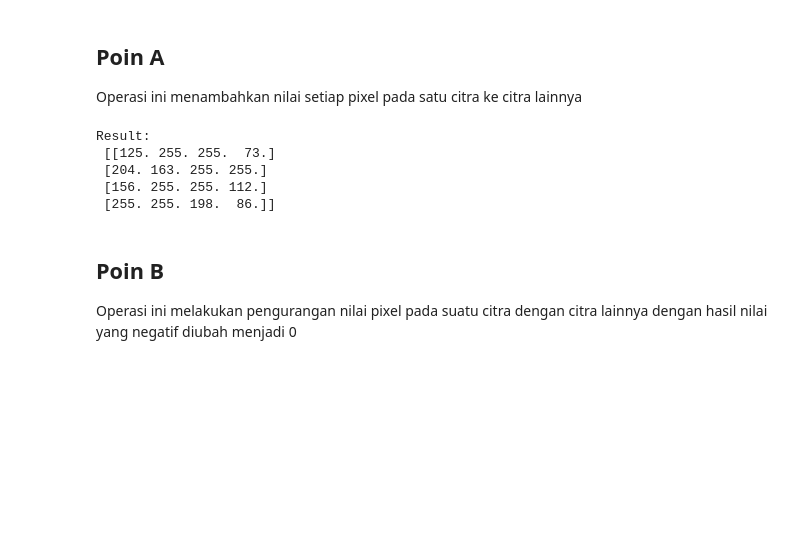
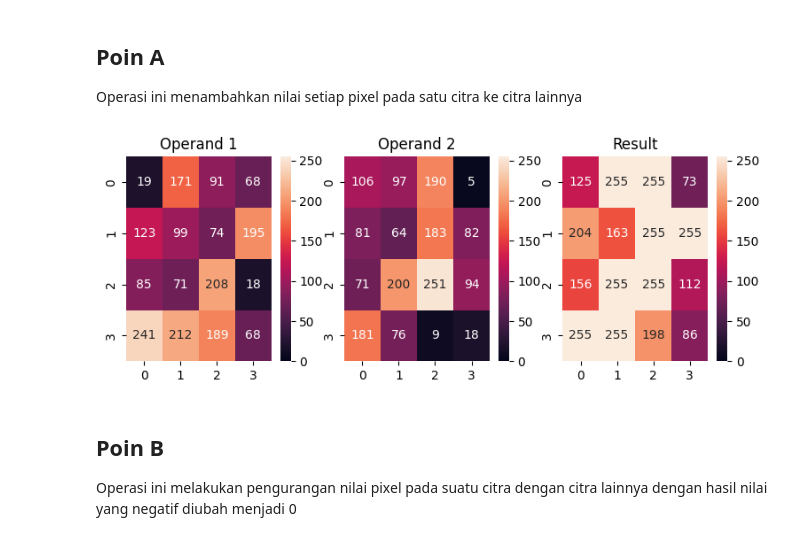
Before and after one commit to solsteace/Kata__image-processing, a Jupyter notebook: act03/2.ipynb, the cells around one changed output. Cells and saved outputs as stored; diff of their text form; code cells hidden in the pictures; blank space fills up the shorter version.

```diff
--- a/act03/2.ipynb
+++ b/act03/2.ipynb
@@ -3,42 +3,55 @@
 ![Soal nomor 2](2.png)
 # %%
 import numpy as np
+import seaborn as sns
+import matplotlib.pyplot as plt
+
+def showResult(op1, op2, result):
+    fig, (ax1, ax2, ax3) = plt.subplots(ncols = 3, figsize=(9, 3))
+    sns.heatmap(op1, ax=ax1, vmin=0,
+                vmax=255, annot=True, fmt=""
+               ).set(title="Operand 1")
+    sns.heatmap(op2, ax=ax2, vmin=0,
+                vmax=255, annot=True, fmt=""
+               ).set(title="Operand 2")
+    sns.heatmap(result, ax=ax3, vmin=0,
+                vmax=255, annot=True, fmt=""
+               ).set(title="Result")
+
+    plt.show()
 # %% [markdown]
 ## Poin A
 Operasi ini menambahkan nilai setiap pixel pada satu citra ke citra lainnya
 # %%
 def A():
     image1 = np.array([
         [19, 171, 91, 68],
         [123, 99, 74, 195],
         [85, 71, 208, 18],
         [241, 212, 189, 68]
-    ])
+    ], dtype=int)
 
     image2 = np.array([
         [106, 97, 190, 5],
         [81, 64, 183, 82],
         [71, 200, 251, 94],
         [181, 76, 9, 18]
-    ])
+    ], dtype=int)
 
-    result = np.empty((4, 4))
+    result = np.empty((4, 4), dtype=int)
     for ydx in range(len(image1)):
         for xdx in range(len(image1[ydx])):
             res = image1[ydx][xdx] + image2[ydx][xdx]
             if(res > 255):
                 res = 255
             result[ydx][xdx] = res
-    print(f"Result:\n {result}")
+
+    showResult(image1, image2, result)
 
 
 A()
 # %% [output]
-Result:
- [[125. 255. 255.  73.]
- [204. 163. 255. 255.]
- [156. 255. 255. 112.]
- [255. 255. 198.  86.]]
+[figure, added]
 # %% [markdown]
 ## Poin B
 Operasi ini melakukan pengurangan nilai pixel pada suatu citra dengan citra lainnya dengan hasil nilai yang negatif diubah menjadi 0
```
Also changed, not shown: parts of 2 cells of this notebook, 1 other file.
